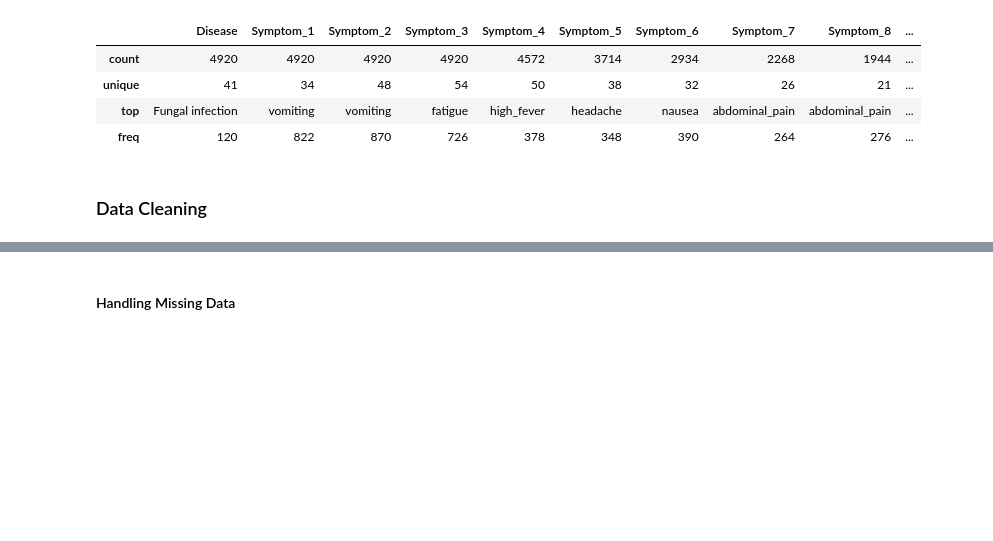
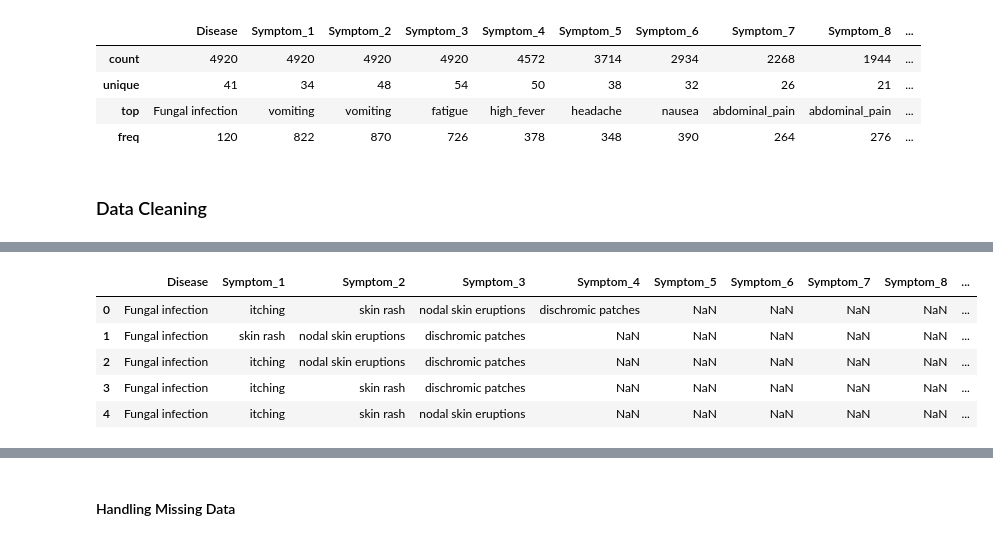
Before and after one commit to VishalRMahajan/HealthCast, a Jupyter notebook: Machine Learning/Hackathon ML Model - Disease Predicton.ipynb, the cells around one changed output, grey strips where cells are left out. Cells and saved outputs as stored; diff of their text form; code cells hidden in the pictures; blank space fills up the shorter version.

```diff
--- a/Machine Learning/Hackathon ML Model - Disease Predicton.ipynb
+++ b/Machine Learning/Hackathon ML Model - Disease Predicton.ipynb
@@ -31 +61,18 @@ disease_dataframe.describe()
+# %%
+cols = disease_dataframe.columns
+data = disease_dataframe[cols].values.flatten()
+
+s = pd.Series(data)
+s = s.str.strip()
+s = s.values.reshape(disease_dataframe.shape)
+
+disease_dataframe = pd.DataFrame(s, columns=disease_dataframe.columns)
+disease_dataframe.head()
+# %% [output]
+|  | Disease | Symptom_1 | Symptom_2 | Symptom_3 | Symptom_4 | Symptom_5 | Symptom_6 | Symptom_7 | Symptom_8 | ... |
+| 0 | Fungal infection | itching | skin rash | nodal skin eruptions | dischromic patches | NaN | NaN | NaN | NaN | ... |
+| 1 | Fungal infection | skin rash | nodal skin eruptions | dischromic patches | NaN | NaN | NaN | NaN | NaN | ... |
+| 2 | Fungal infection | itching | nodal skin eruptions | dischromic patches | NaN | NaN | NaN | NaN | NaN | ... |
+| 3 | Fungal infection | itching | skin rash | dischromic patches | NaN | NaN | NaN | NaN | NaN | ... |
+| 4 | Fungal infection | itching | skin rash | nodal skin eruptions | NaN | NaN | NaN | NaN | NaN | ... |
 # %%
```
Also changed, not shown: parts of 25 cells of this notebook, 4 other files.
